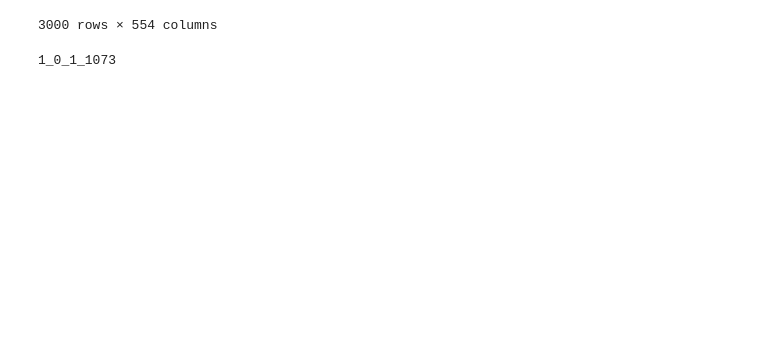
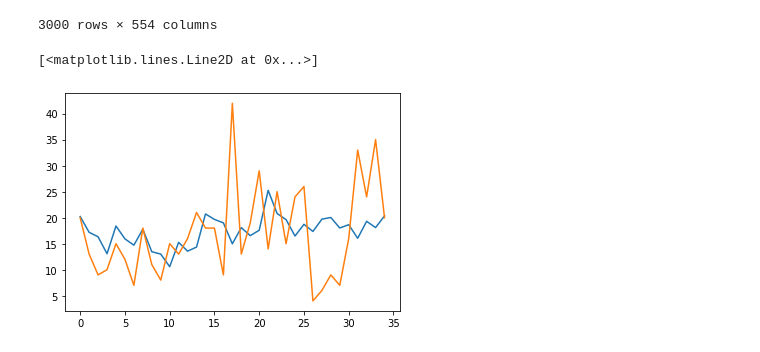
Before and after one commit to googleinterns/hierarchicalforecasting, a Jupyter notebook: notebooks/wiki.ipynb, the cells around one changed output. Drawn from its saved outputs; the diff is of its cells as text; code cells hidden in the pictures; blank space fills up the shorter version.

```diff
--- a/notebooks/wiki.ipynb
+++ b/notebooks/wiki.ipynb
@@ -42,7 +39,10 @@ tsdata = np.asarray(tsdata, dtype=np.float32)
-# %%
-for row in data.itertuples():
-    path = [str(it) for it in row[1:5]]
-    print('_'.join(path))
-    break
-# %% [output]
-1_0_1_1073
+# %%
+with open('../logs/wiki/hid_64_exp_1_norm/run_1/val.pkl', 'rb') as fin:
+    pred, true = pickle.load(fin)
+# %%
+idx = 107
+plt.plot(pred[:, idx])
+plt.plot(true[:, idx])
+# %% [output]
+[<matplotlib.lines.Line2D at 0x...>]
+[figure, added]
```
Also changed, not shown: parts of 2 cells of this notebook, 9 other files.
